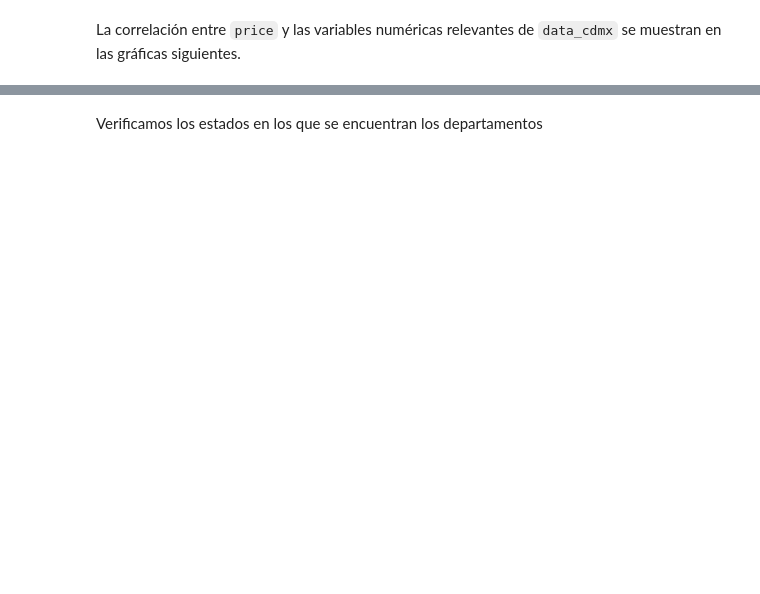
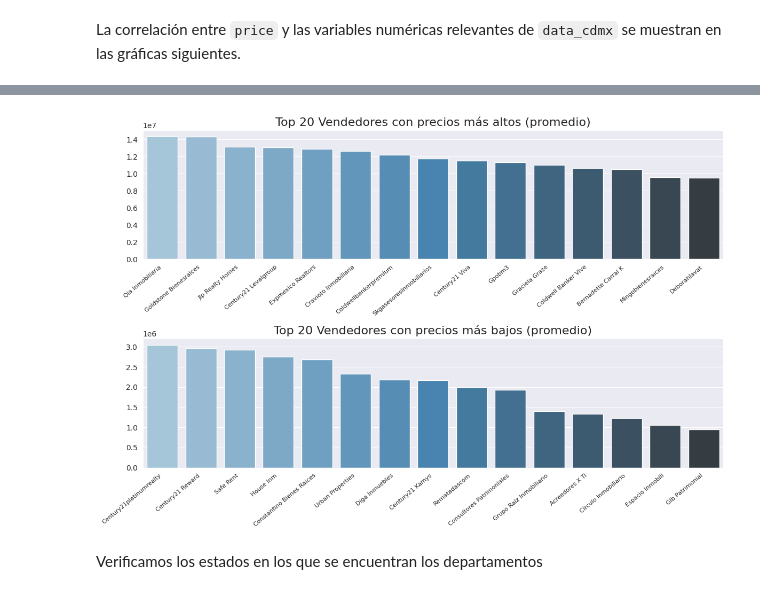
Before and after one commit to joshbrx/DataScience_challenge, a Jupyter notebook: Departamentos_en_la_CDMX.ipynb, the cells around one changed output, grey strips where cells are left out. Drawn from its saved outputs; the diff is of its cells as text; code cells hidden in the pictures; blank space fills up the shorter version.

```diff
--- a/Departamentos_en_la_CDMX.ipynb
+++ b/Departamentos_en_la_CDMX.ipynb
@@ -352,3 +349,20 @@ correlation_plot(data_cdmx, variables, 3, 4, figsize=(14,10))
+# %%
+d = data_cdmx.groupby('vendor')['price'].mean().sort_values(ascending=False)
+
+fig, axs= plt.subplots(2,1, figsize=(12,8))
+axs_flat = axs.flatten()
+sns.barplot(x=d.index.tolist()[:15], y=d.values[:15], ax=axs_flat[0], palette=("Blues_d"))
+axs_flat[0].set_xticklabels(axs_flat[0].get_xticklabels(), rotation=40, ha="right", fontsize=8)
+axs_flat[0].set_title('Top 20 Vendedores con precios más altos (promedio)', fontsize=16)
+
+sns.barplot(x=d.index.tolist()[-15:], y=d.values[-15:], ax=axs_flat[1], palette=("Blues_d"))
+axs_flat[1].set_xticklabels(axs_flat[1].get_xticklabels(), rotation=40, ha="right", fontsize=8)
+axs_flat[1].set_title('Top 20 Vendedores con precios más bajos (promedio)', fontsize=16)
+
+plt.tight_layout()
+plt.show()
+# %% [output]
+[figure, added]
 # %% [markdown]
 Verificamos los estados en los que se encuentran los departamentos
 # %%
```
Also changed, not shown: parts of 10 cells of this notebook.
